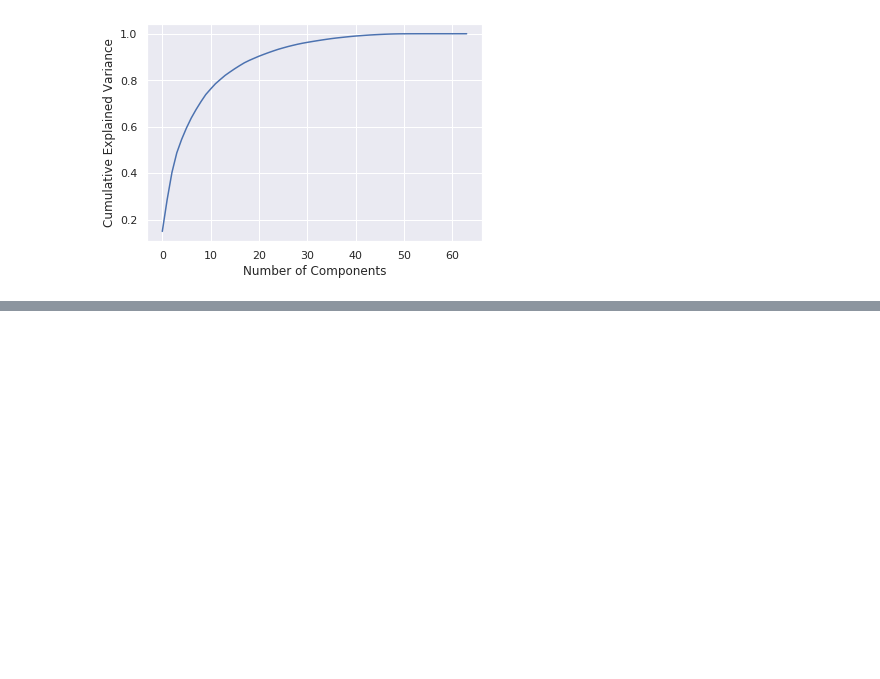
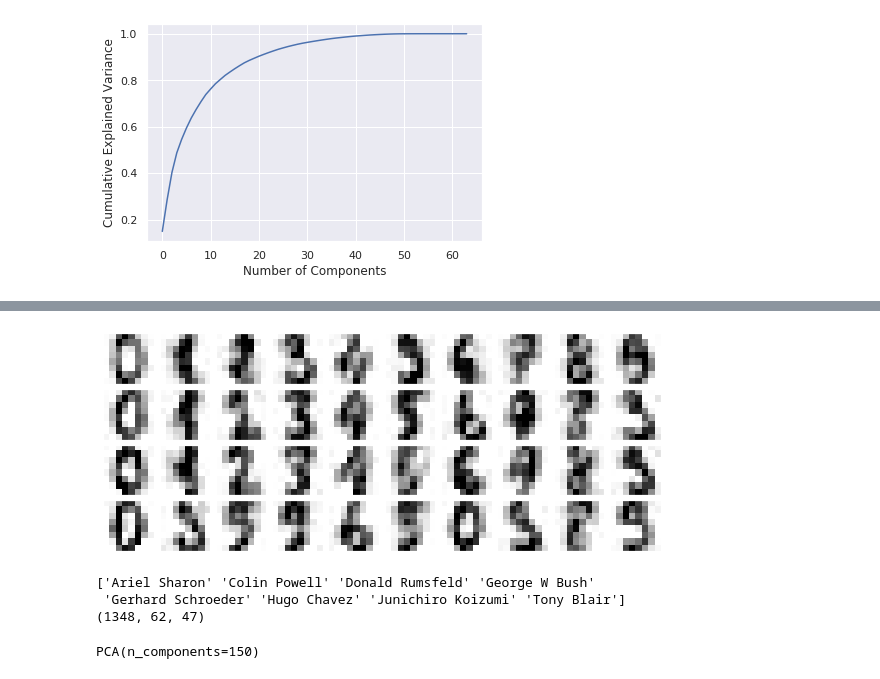
Before and after one commit to arti1117/python-ds-handbook, a Jupyter notebook: CHAPTER05/심화 학습 주성분 분석.ipynb, the cells around one changed output, grey strips where cells are left out. Drawn from its saved outputs; the diff is of its cells as text; code cells hidden in the pictures; blank space fills up the shorter version.

```diff
--- a/CHAPTER05/심화 학습 주성분 분석.ipynb
+++ b/CHAPTER05/심화 학습 주성분 분석.ipynb
@@ -110,0 +135,21 @@ plt.ylabel('Cumulative Explained Variance');
+# %%
+components = pca.transform(noisy)
+filtered = pca.inverse_transform(components)
+plot_digits(filtered);
+# %% [output]
+[figure, added]
+# %%
+from sklearn.datasets import fetch_lfw_people
+faces = fetch_lfw_people(min_faces_per_person=60)
+print(faces.target_names)
+print(faces.images.shape)
+# %% [output]
+['Ariel Sharon' 'Colin Powell' 'Donald Rumsfeld' 'George W Bush'
+ 'Gerhard Schroeder' 'Hugo Chavez' 'Junichiro Koizumi' 'Tony Blair']
+(1348, 62, 47)
+# %%
+from sklearn.decomposition import PCA as RandomizedPCA
+pca = RandomizedPCA(150)
+pca.fit(faces.data)
+# %% [output]
+PCA(n_components=150)
```
Also changed, not shown: parts of 7 cells of this notebook, 1 other file.
